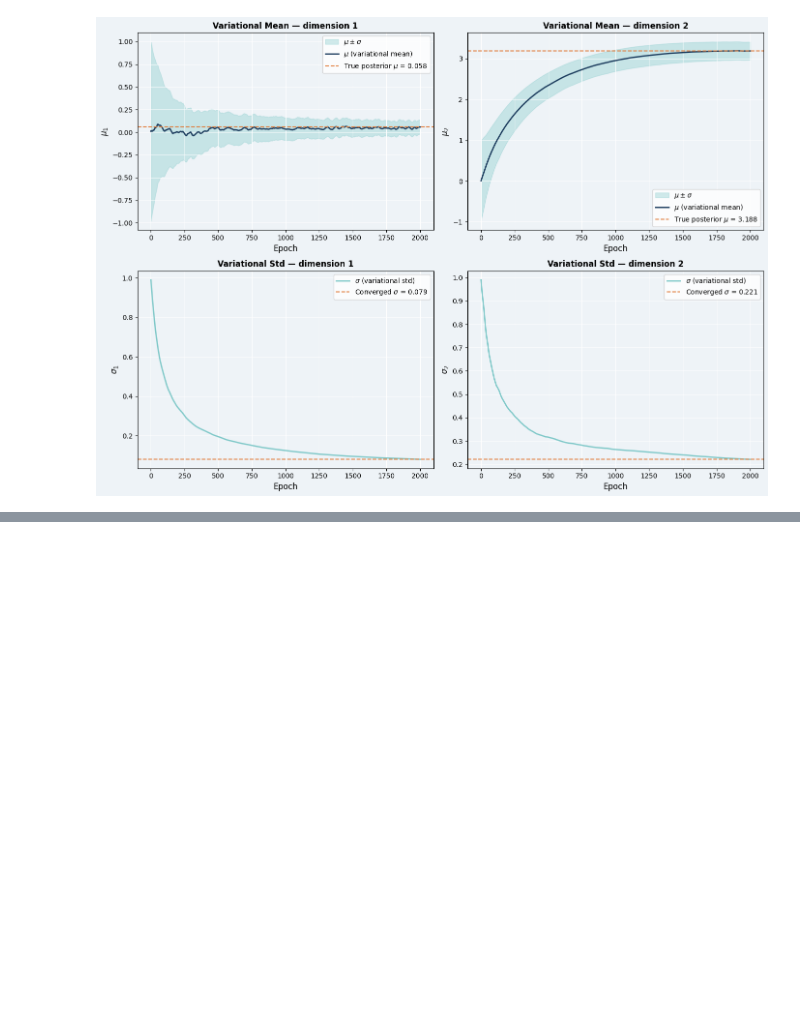
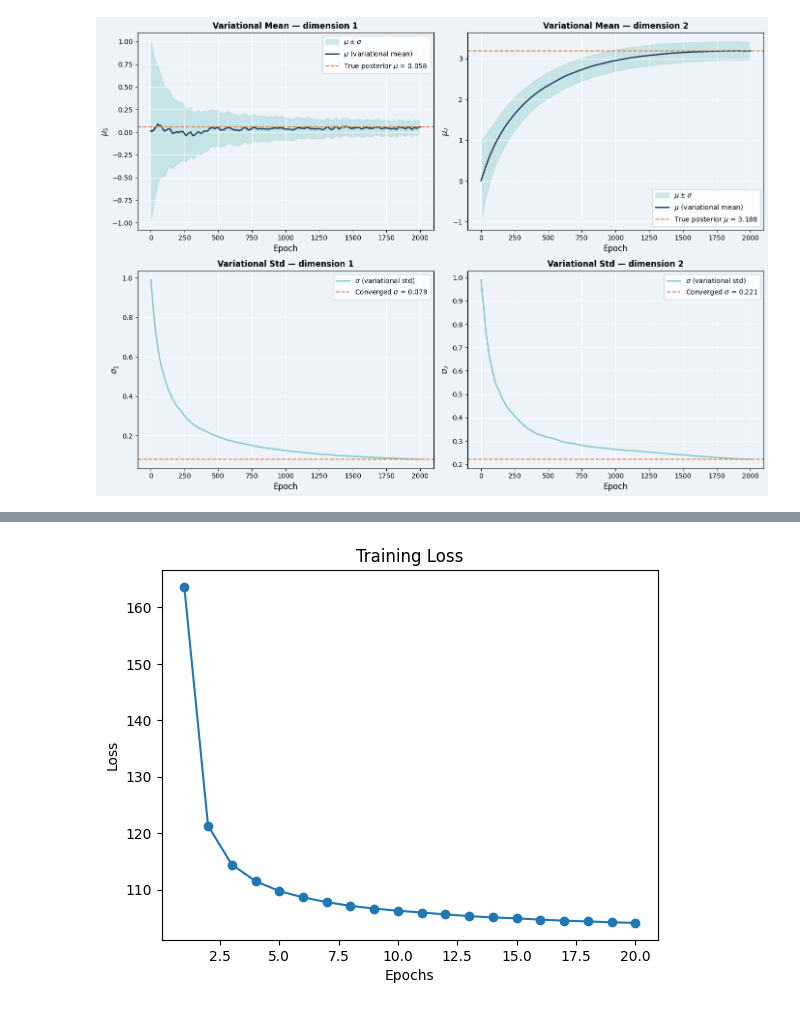
Before and after one commit to rahulbhadani/CPE487587_SP26, a Jupyter notebook: Code/Chapter_07_Variational_Inference.ipynb, the cells around one changed output, grey strips where cells are left out. Saved outputs shown, nothing was run; the diff lists cells and outputs as text; code cells hidden in the pictures; blank space fills up the shorter version.

```diff
--- a/Code/Chapter_07_Variational_Inference.ipynb
+++ b/Code/Chapter_07_Variational_Inference.ipynb
@@ -341,0 +576,46 @@ plt.show()
+# %%
+# Device
+device = torch.device('cuda' if torch.cuda.is_available() else 'cpu')
+print(f"Using device: {device}")
+
+# -------------------- Data Loading --------------------
+transform = transforms.Compose([
+    transforms.ToTensor(),            # Convert to tensor and scale to [0,1]
+])
+
+train_dataset = datasets.MNIST(root='../Data', train=True, download=True, transform=transform)
+test_dataset  = datasets.MNIST(root='../Data', train=False, download=True, transform=transform)
+
+train_loader = DataLoader(train_dataset, batch_size=batch_size, shuffle=True)
+test_loader  = DataLoader(test_dataset, batch_size=batch_size, shuffle=False)
+# %%
+# -------------------- Training Loop --------------------
+train_losses = []
+for epoch in range(num_epochs):
+    model.train()
+    total_loss = 0
+    for batch_idx, (data, _) in enumerate(train_loader):
+        data = data.to(device)
+        optimizer.zero_grad()
+
+        recon_batch, mu, logvar = model(data)
+        loss = loss_function(recon_batch, data, mu, logvar)
+        loss.backward()
+        total_loss += loss.item()
+        optimizer.step()
+
+        if batch_idx % 100 == 0:
+            print(f'Epoch {epoch+1} [{batch_idx*len(data)}/{len(train_loader.dataset)}] Loss: {loss.item()/len(data):.4f}')
+
+    avg_loss = total_loss / len(train_loader.dataset)
+    train_losses.append(avg_loss)
+    print(f'====> Epoch {epoch+1} Average loss: {avg_loss:.4f}')
+
+# -------------------- Plot Training Loss --------------------
+plt.figure()
+plt.plot(range(1, num_epochs+1), train_losses, marker='o')
+plt.xlabel('Epochs')
+plt.ylabel('Loss')
+plt.title('Training Loss')
+plt.show()
+# %% [output]
@@ -341,0 +639 @@ plt.show()
+[figure, added]
```
Also changed, not shown: parts of 15 cells of this notebook.
